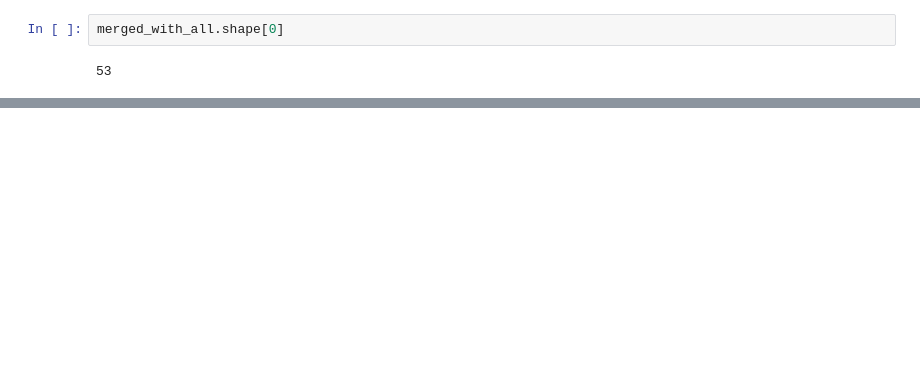
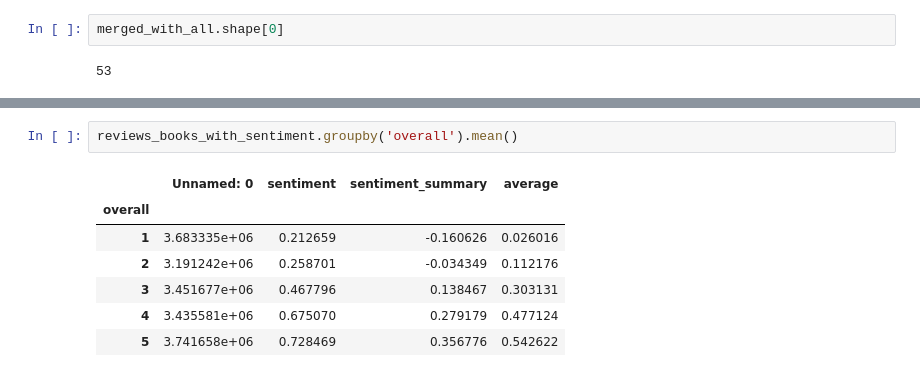
Before and after one commit to mj2905/ProjectMYP, a Jupyter notebook: project/Milestone 2.ipynb, the cells around one changed output, grey strips where cells are left out. Saved outputs shown, nothing was run; the diff lists cells and outputs as text; blank space fills up the shorter version.

```diff
--- a/project/Milestone 2.ipynb
+++ b/project/Milestone 2.ipynb
@@ -589,0 +676,10 @@ merged_with_all.shape[0]
+# %%
+reviews_books_with_sentiment.groupby('overall').mean()
+# %% [output]
+|  | Unnamed: 0 | sentiment | sentiment_summary | average |
+| overall |  |  |  |  |
+| 1 | 3.683335e+06 | 0.212659 | -0.160626 | 0.026016 |
+| 2 | 3.191242e+06 | 0.258701 | -0.034349 | 0.112176 |
+| 3 | 3.451677e+06 | 0.467796 | 0.138467 | 0.303131 |
+| 4 | 3.435581e+06 | 0.675070 | 0.279179 | 0.477124 |
+| 5 | 3.741658e+06 | 0.728469 | 0.356776 | 0.542622 |
```
Also changed, not shown: parts of 26 cells of this notebook.
